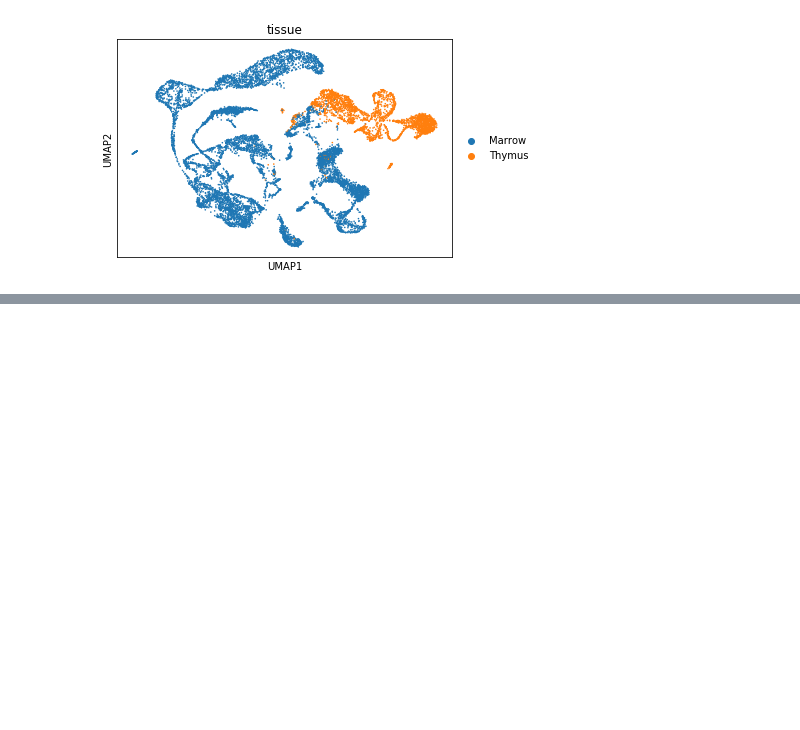
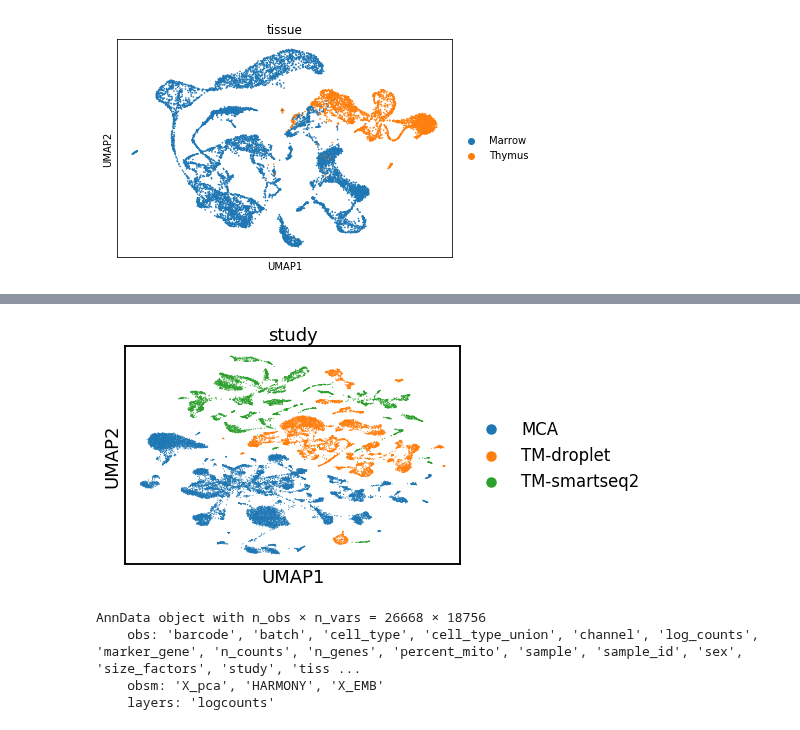
Before and after one commit to theislab/scib, a Jupyter notebook: notebooks/integration/conos.ipynb, the cells around one changed output, grey strips where cells are left out. Cells and saved outputs as stored; diff of their text form; code cells hidden in the pictures; blank space fills up the shorter version.

```diff
--- a/notebooks/integration/conos.ipynb
+++ b/notebooks/integration/conos.ipynb
@@ -130,0 +244,4 @@ sc.pl.umap(integrated, color='tissue')
+# %%
+sc.pl.umap(bef, color='study')
+# %% [output]
+[figure, added]
@@ -130,0 +261,7 @@ sc.pl.umap(integrated, color='tissue')
+# %%
+harmony
+# %% [output]
+AnnData object with n_obs × n_vars = 26668 × 18756
+    obs: 'barcode', 'batch', 'cell_type', 'cell_type_union', 'channel', 'log_counts', 'marker_gene', 'n_counts', 'n_genes', 'percent_mito', 'sample', 'sample_id', 'sex', 'size_factors', 'study', 'tiss ...
+    obsm: 'X_pca', 'HARMONY', 'X_EMB'
+    layers: 'logcounts'
```
Also changed, not shown: parts of 26 cells of this notebook, 1 other file.
